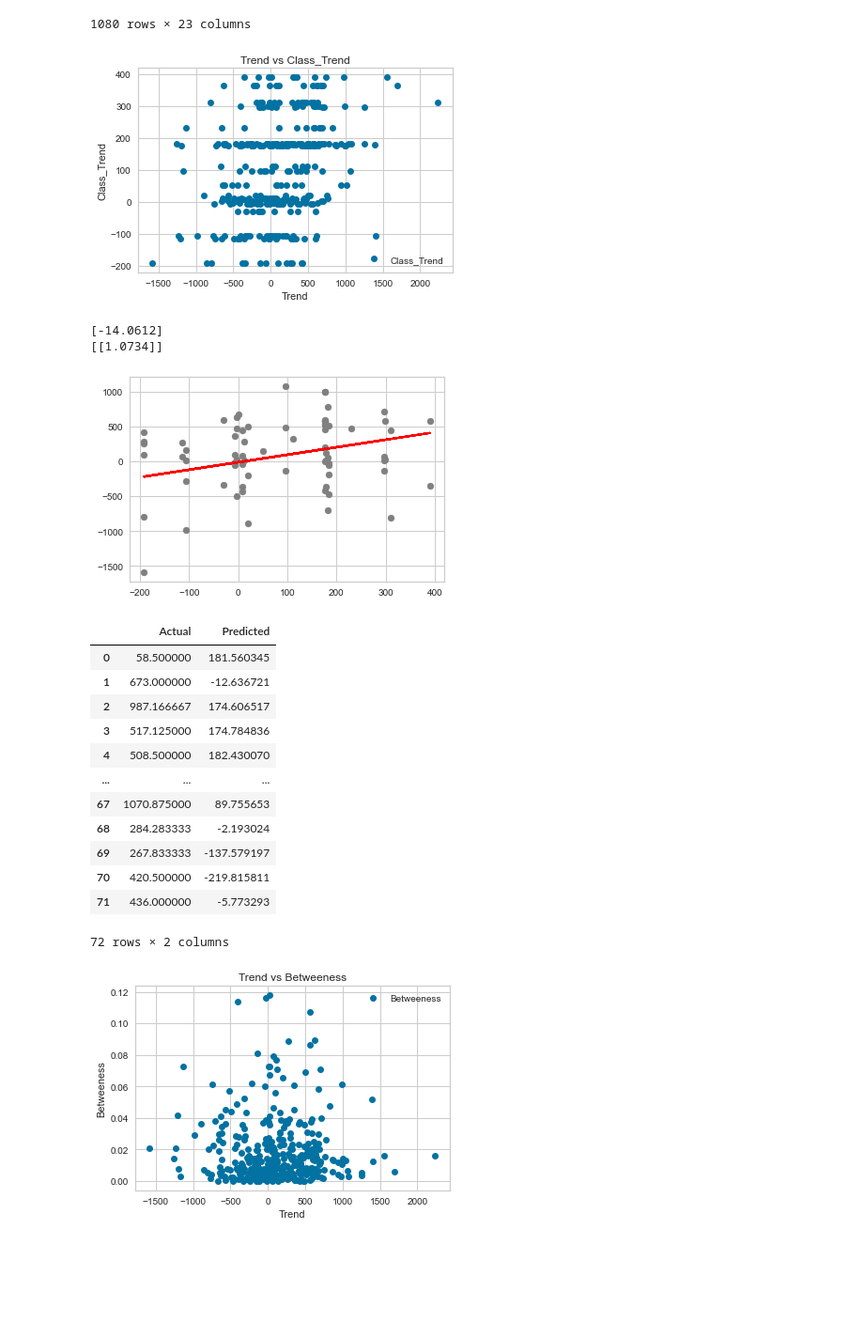
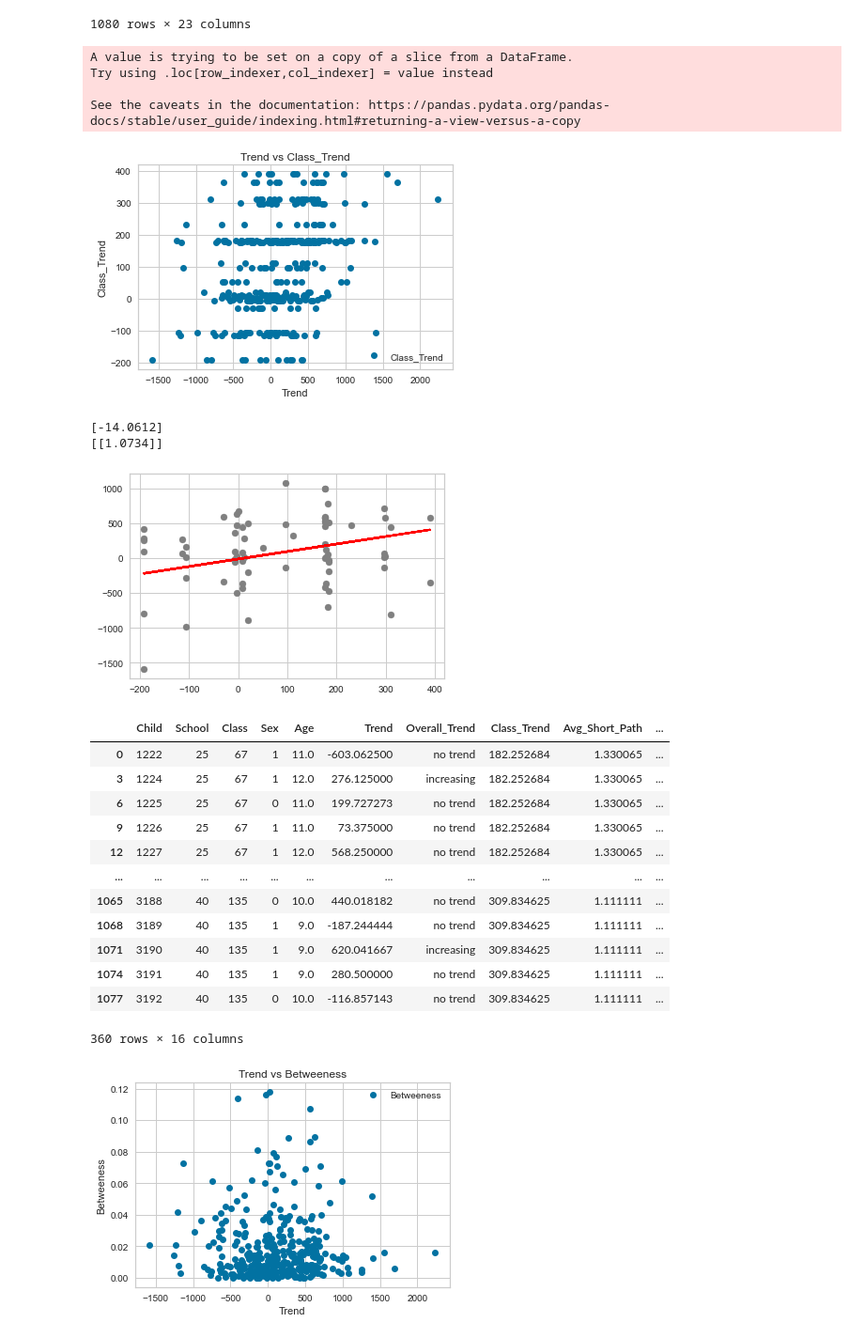
Before and after one commit to Shoarmin/baproject, a Jupyter notebook: code.ipynb, the cells around one changed output. Shown at 94% size. Cells and saved outputs as stored; diff of their text form; code cells hidden in the pictures; blank space fills up the shorter version.

Commit message:
Added questionnaire data

```diff
--- a/code.ipynb
+++ b/code.ipynb
@@ -414,49 +424,78 @@ display(full_table_13)
+# %%
+temp = questionnaire_2.loc[:, questionnaire_2.columns.str.contains('facili')]
+temp['Child'] = ""
+temp = questionnaire_2[temp.columns]
+temp = temp.set_index('Child')
+
+for index, row in temp.iterrows():
+    temp.loc[index,'Bos'] = row.str.contains('Bos').any()
+    temp.loc[index,'Park'] = row.str.contains('Park').any()
+    temp.loc[index,'Speelplein'] = row.str.contains('Speelplein').any()
+    temp.loc[index,'Speelpark'] = row.str.contains('Speelpark').any()
+    temp.loc[index,'Sportschool'] = row.str.contains('Sportschool').any()
+    temp.loc[index,'Sportclub'] = row.str.contains('Sportclub').any()
+    temp.loc[index,'Zwembad'] = row.str.contains('Zwembad').any()
+    temp.loc[index,'Meer_zee'] = row.str.contains('Meer_zee').any()
+    temp.loc[index,'Dansschool'] = row.str.contains('Dansschool').any()
+    temp.loc[index,'Sporthal'] = row.str.contains('Sporthal').any()
+    temp.loc[index,'Grasveld'] = row.str.contains('Grasveld').any()
+
+temp.drop(temp.columns[[0,1,2,3,4,5,6,7,8,9,10,11,12,13,14,15,16,17,18,19,20,21]],axis=1,inplace=True)
+# %% [output]
+A value is trying to be set on a copy of a slice from a DataFrame.
+Try using .loc[row_indexer,col_indexer] = value instead
+
+See the caveats in the documentation: https://pandas.pydata.org/pandas-docs/stable/user_guide/indexing.html#returning-a-view-versus-a-copy
+# %%
+temp = temp.reset_index()
+full_table_13 = full_table_13.drop(columns=['Steps', 'Weekend_steps','MVPA','Weekend_MVPA','Week_steps','Week_MVPA','Wave'])
+full_table_13 = full_table_13[full_table_13.index % 3 == 0]
 # %%
 # do linear regression on trend by using class trend as variable
-temp = full_table_13.drop(columns=['Steps', 'Weekend_steps','MVPA','Weekend_MVPA','Week_steps','Week_MVPA'])
-temp = temp[temp.index % 3 == 0]
+temp = full_table_13
 temp[['Trend','Class_Trend']]
 temp.plot(x='Trend', y='Class_Trend', style='o')
 plt.title('Trend vs Class_Trend')
 plt.xlabel('Trend')
 plt.ylabel('Class_Trend')
 plt.show()
 
 X = temp['Class_Trend'].values.reshape(-1,1)
 y = temp['Trend'].values.reshape(-1,1)
 
 X_train, X_test, y_train, y_test = train_test_split(X, y, test_size=0.2, random_state=0)
 
 regressor = LinearRegression()
 regressor.fit(X_train, y_train)
 
 print(regressor.intercept_)
 print(regressor.coef_)
 
 y_pred = regressor.predict(X_test)
 df = pd.DataFrame({'Actual': y_test.flatten(), 'Predicted': y_pred.flatten()})
 
 plt.scatter(X_test, y_test,  color='gray')
 plt.plot(X_test, y_pred, color='red', linewidth=2)
 plt.show()
 df
+full_table_13
 # %% [output]
 [figure]
 [-14.0612]
 [[1.0734]]
 [figure]
-|  | Actual | Predicted |
-| 0 | 58.500000 | 181.560345 |
-| 1 | 673.000000 | -12.636721 |
-| 2 | 987.166667 | 174.606517 |
-| 3 | 517.125000 | 174.784836 |
-| 4 | 508.500000 | 182.430070 |
-| ... | ... | ... |
-| 67 | 1070.875000 | 89.755653 |
-| 68 | 284.283333 | -2.193024 |
-| 69 | 267.833333 | -137.579197 |
-| 70 | 420.500000 | -219.815811 |
-| 71 | 436.000000 | -5.773293 |
+|  | Child | School | Class | Sex | Age | Trend | Overall_Trend | Class_Trend | Avg_Short_Path | ... |
+| 0 | 1222 | 25 | 67 | 1 | 11.0 | -603.062500 | no trend | 182.252684 | 1.330065 | ... |
+| 3 | 1224 | 25 | 67 | 1 | 12.0 | 276.125000 | increasing | 182.252684 | 1.330065 | ... |
+| 6 | 1225 | 25 | 67 | 0 | 11.0 | 199.727273 | no trend | 182.252684 | 1.330065 | ... |
+| 9 | 1226 | 25 | 67 | 1 | 11.0 | 73.375000 | no trend | 182.252684 | 1.330065 | ... |
+| 12 | 1227 | 25 | 67 | 1 | 12.0 | 568.250000 | no trend | 182.252684 | 1.330065 | ... |
+| ... | ... | ... | ... | ... | ... | ... | ... | ... | ... | ... |
+| 1065 | 3188 | 40 | 135 | 0 | 10.0 | 440.018182 | no trend | 309.834625 | 1.111111 | ... |
+| 1068 | 3189 | 40 | 135 | 1 | 9.0 | -187.244444 | no trend | 309.834625 | 1.111111 | ... |
+| 1071 | 3190 | 40 | 135 | 1 | 9.0 | 620.041667 | increasing | 309.834625 | 1.111111 | ... |
+| 1074 | 3191 | 40 | 135 | 1 | 9.0 | 280.500000 | no trend | 309.834625 | 1.111111 | ... |
+| 1077 | 3192 | 40 | 135 | 0 | 10.0 | -116.857143 | no trend | 309.834625 | 1.111111 | ... |
-72 rows × 2 columns
+360 rows × 16 columns
 # %%
 # do linear regression on trend by using betweeness as variable
```
Also changed, not shown: parts of 7 cells of this notebook.
